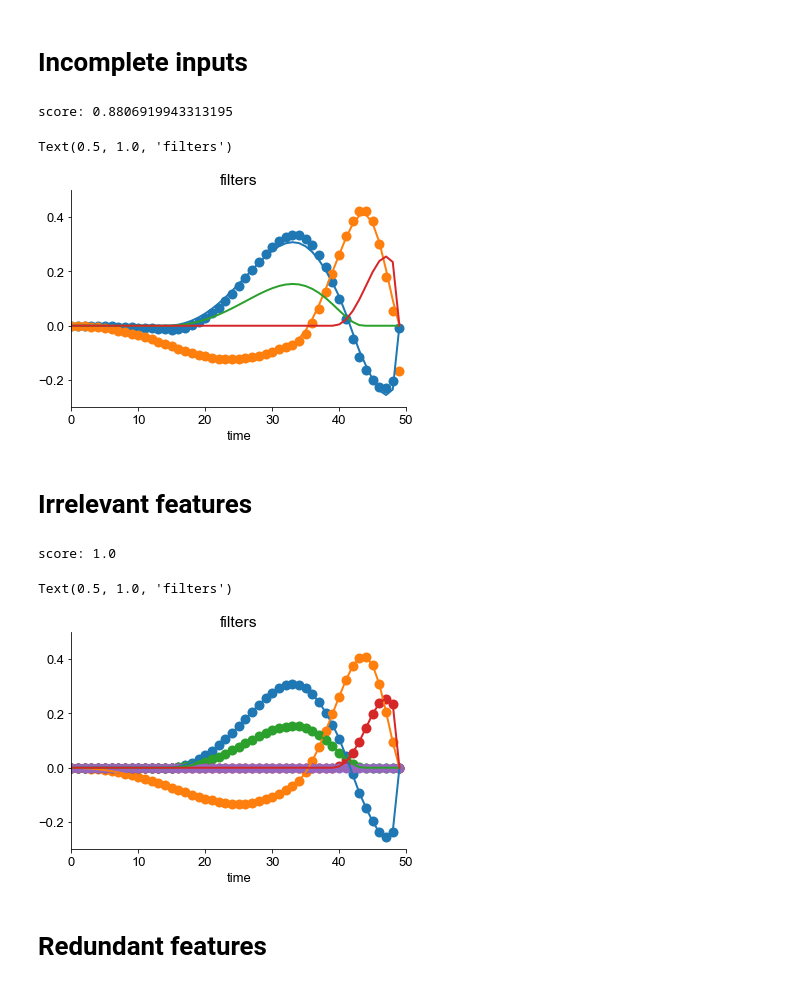
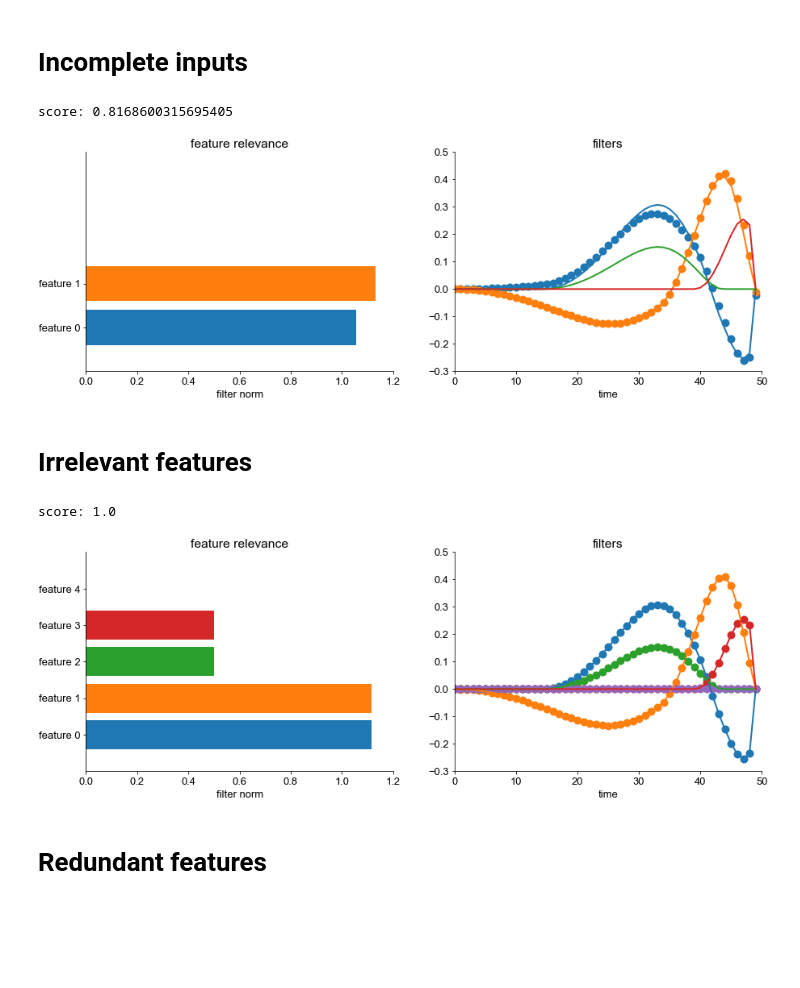
Before and after one commit to janclemenslab/glm_utils, a Jupyter notebook: demo/multiple_inputs.ipynb, the cells around one changed output. Cells and saved outputs as stored; diff of their text form; code cells hidden in the pictures; blank space fills up the shorter version.

```diff
--- a/demo/multiple_inputs.ipynb
+++ b/demo/multiple_inputs.ipynb
@@ -160,36 +160,47 @@ Xmulti, ymulti = time_delay_embedding(x, y, window_size=window_size, flatten_ins
 
 # choose how many random samples to take from the data (less or equal than the available data, npoints)
 nsamples = 1000
 sample_idxs = np.random.choice(np.arange(ymulti.shape[0]),nsamples,replace=False)
 
 # sample
 Xmulti = Xmulti[sample_idxs]
 ymulti = ymulti[sample_idxs]
 
 # project
 Xmulti_b = basis_multi_projection.transform(Xmulti)
 
 # train
 lr = lm.LinearRegression()
 lr.fit(Xmulti_b, ymulti)
 print('score:',lr.score(Xmulti_b, ymulti))
 
 # reconstruct
 basis_weights = lr.coef_
 estimated_filters = basis_multi_projection.inverse_transform(basis_weights)
 estimated_filters = np.squeeze(estimated_filters)    # inverse transform returns a [1, ncoefs] array
 
 # plot
+features_names = [f'feature {ii}' for ii in range(ninputs)]
+plt.figure(figsize=[15,5])
+plt.subplot(121)
+for ii in range(ninputs):
+    frob_norm = np.linalg.norm(estimated_filters[ii*window_size:(ii+1)*window_size])
+    plt.barh(ii,frob_norm)
+plt.yticks(np.arange(ninputs),features_names)
+plt.xlabel('filter norm')
+plt.title('feature relevance')
+plt.ylim([-1,4])
+plt.subplot(122)
 for ii in range(ninputs):
     plt.plot(estimated_filters[ii*window_size:(ii+1)*window_size], 'o', linewidth=2, markersize=10)
 plt.gca().set_prop_cycle(None)
 plt.plot(filters, linewidth=2)
 plt.xlabel('time')
 plt.title('filters')
+plt.show()
 # %% [output]
-score: 0.8806919943313195
+score: 0.8168600315695405
-Text(0.5, 1.0, 'filters')
-[figure, old version]
+[figure, new version]
 # %% [markdown]
 # Irrelevant features
 # %%
@@ -229,16 +240,26 @@ estimated_filters = basis_multi_projection.inverse_transform(basis_weights)
 estimated_filters = np.squeeze(estimated_filters)    # inverse transform returns a [1, ncoefs] array
 
 # plot
+features_names = [f'feature {ii}' for ii in range(ninputs)]
+plt.figure(figsize=[15,5])
+plt.subplot(121)
+for ii in range(ninputs):
+    frob_norm = np.linalg.norm(estimated_filters[ii*window_size:(ii+1)*window_size])
+    plt.barh(ii,frob_norm)
+plt.yticks(np.arange(ninputs),features_names)
+plt.xlabel('filter norm')
+plt.title('feature relevance')
+plt.subplot(122)
 for ii in range(ninputs):
     plt.plot(estimated_filters[ii*window_size:(ii+1)*window_size], 'o', linewidth=2, markersize=10)
 plt.gca().set_prop_cycle(None)
 plt.plot(filters, linewidth=2)
 plt.xlabel('time')
 plt.title('filters')
+plt.show()
 # %% [output]
 score: 1.0
-Text(0.5, 1.0, 'filters')
-[figure, old version]
+[figure, new version]
 # %% [markdown]
 # Redundant features
 # %%
```
Also changed, not shown: parts of 1 cell of this notebook.
